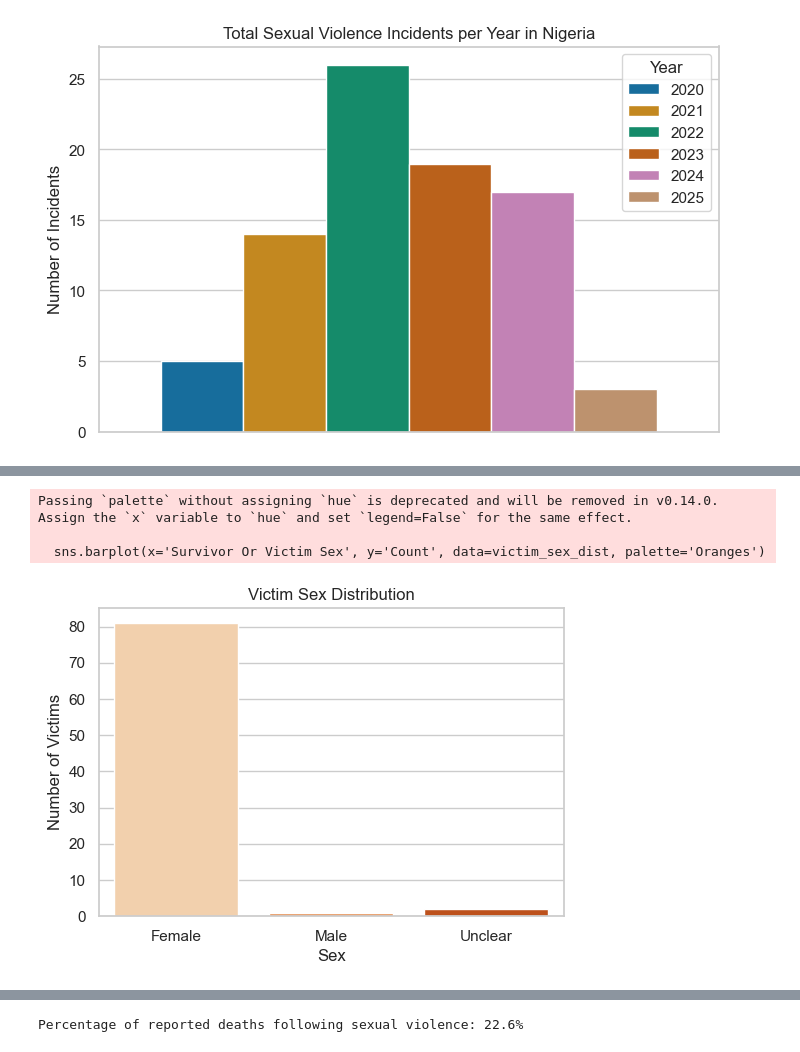
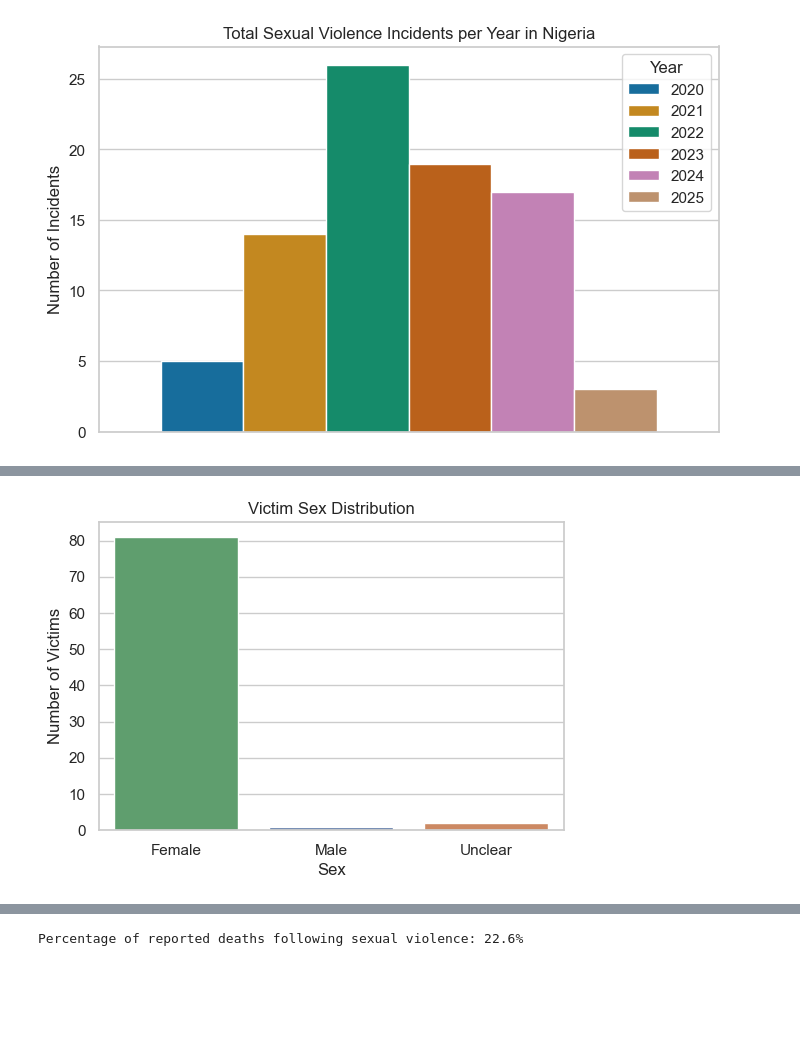
Before and after one commit to MarvellousAdedokun/sexual_violence_nigeria, a Jupyter notebook: notebooks/sexual_violence_analysis.ipynb, the cells around one changed output, grey strips where cells are left out. Drawn from its saved outputs; the diff is of its cells as text; code cells hidden in the pictures; blank space fills up the shorter version.

```diff
--- a/notebooks/sexual_violence_analysis.ipynb
+++ b/notebooks/sexual_violence_analysis.ipynb
@@ -70,3 +77,8 @@ df['Date'] = pd.to_datetime(df['Date'], errors='coerce')
 df['Reported Deaths Following the Sexual Violence'] = df['Reported Deaths Following the Sexual Violence'].fillna(0)
 # %%
 df= df.drop(columns=['Event Description'])
+# %%
+# Standardize perpetrator types for clarity
+df['Reported Perpetrator'] = df['Reported Perpetrator'].replace({
+    'NSA': 'Non-State Actor',
+})
@@ -123,0 +157,4 @@ Name: Date, Length: 84, dtype: datetime64[ns]
+# %%
+# Ensure numeric columns are correct type
+df['Number of Reported Victims'] = df['Number of Reported Victims'].astype(int)
+df['Reported Deaths Following the Sexual Violence'] = df['Reported Deaths Following the Sexual Violence'].astype(int)
@@ -269,15 +303,12 @@ Passing `palette` without assigning `hue` is deprecated and will be removed in v
 # %%
 
-# --- 5. Victim sex distribution ---
+# Victim sex distribution
 plt.figure(figsize=(6,4))
-sns.barplot(x='Survivor Or Victim Sex', y='Count', data=victim_sex_dist, palette='Oranges')
+sns.barplot(x='Survivor Or Victim Sex', y='Count', hue = 'Count', data=victim_sex_dist, palette='deep', legend = False)
 plt.title('Victim Sex Distribution')
 plt.ylabel('Number of Victims')
 plt.xlabel('Sex')
 plt.show()
 # %% [output]
-Passing `palette` without assigning `hue` is deprecated and will be removed in v0.14.0. Assign the `x` variable to `hue` and set `legend=False` for the same effect.
-
-  sns.barplot(x='Survivor Or Victim Sex', y='Count', data=victim_sex_dist, palette='Oranges')
-[figure, old version]
+[figure, new version]
 # %%
```
Also changed, not shown: parts of 24 cells of this notebook, 1 other file.
